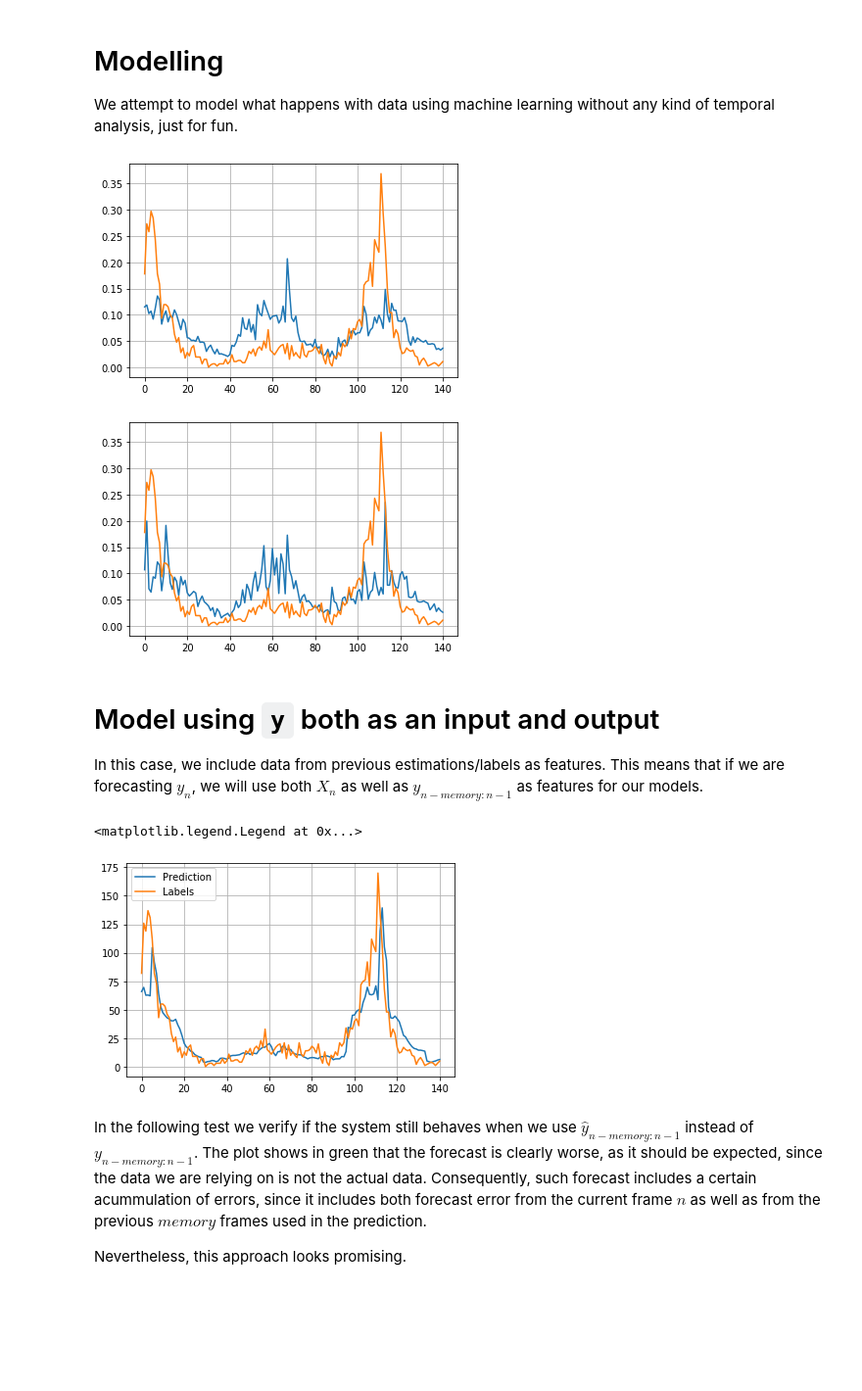
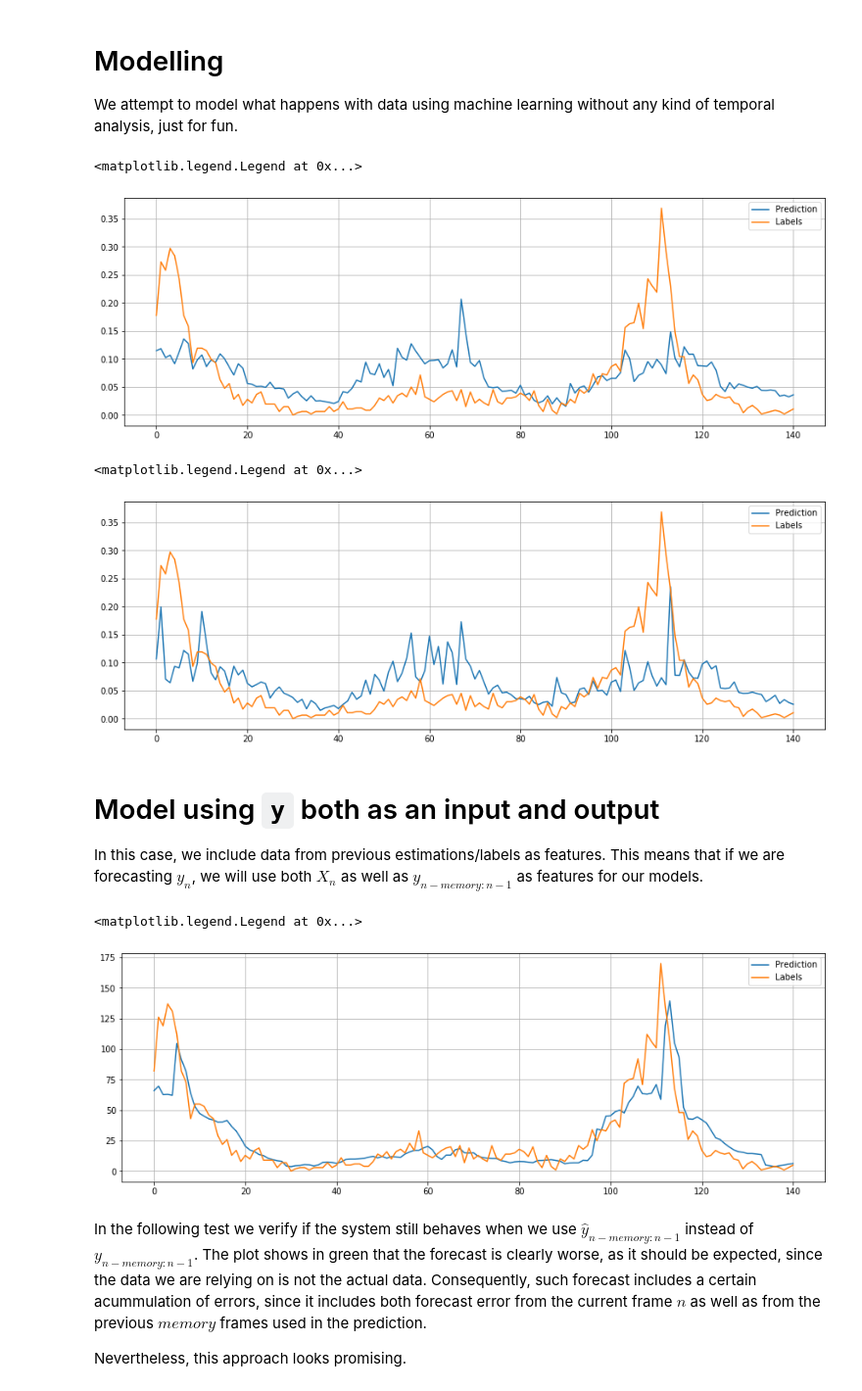
Before and after one commit to arodriguezhidalgo/DengAI_proposal, a Jupyter notebook: Model.ipynb, the cells around one changed output. Shown at 98% size. Cells and saved outputs as stored; diff of their text form; code cells hidden in the pictures; blank space fills up the shorter version.

```diff
--- a/Model.ipynb
+++ b/Model.ipynb
@@ -321,16 +321,19 @@ n_splits = 20;
 # %%
 from ML_utils import Regressors
 obj_reg = Regressors.Regressors()
 obj_reg.get_regressor('KNN')
 obj_reg.get_TimeSeries_CV('neg_mean_squared_error', n_splits)
 obj_reg.fit_model(X_train, y_train)
 
 y_pred = obj_reg.return_prediction(X_test);
+plt.figure(figsize=(15,5))
 plt.plot(y_pred, label='Prediction')
 plt.plot(y_test, label='Labels')
 plt.grid()
+plt.legend()
 # %% [output]
+<matplotlib.legend.Legend at 0x...>
-[figure, old version]
+[figure, new version]
 # %%
 from ML_utils import Regressors
 obj_reg = Regressors.Regressors()
@@ -339,11 +342,14 @@ obj_reg.get_TimeSeries_CV('neg_mean_squared_error',n_splits)
 obj_reg.fit_model(X_pca_train, y_train)
 
 y_pred = obj_reg.return_prediction(X_pca_test);
+plt.figure(figsize=(15,5))
 plt.plot(y_pred, label='Prediction')
 plt.plot(y_test, label='Labels')
 plt.grid()
+plt.legend()
 # %% [output]
+<matplotlib.legend.Legend at 0x...>
-[figure, old version]
+[figure, new version]
 # %% [markdown]
 # Model using `y` both as an input and output
 In this case, we include data from previous estimations/labels as features. This means that if we are forecasting $y_n$, we will use both $X_n$ as well as $y_{n-memory:n-1}$ as features for our models.
@@ -398,13 +404,14 @@ obj_reg.get_TimeSeries_CV('neg_mean_squared_error', n_splits)
 obj_reg.fit_model(X_train, y_train)
 
 y_pred = obj_reg.return_prediction(X_test);
+plt.figure(figsize=(15,5))
 plt.plot(y_pred, label='Prediction')
 plt.plot(y_test, label='Labels')
 plt.grid()
 plt.legend()
 # %% [output]
 <matplotlib.legend.Legend at 0x...>
-[figure, old version]
+[figure, new version]
 # %%
 # from ML_utils import Regressors
 # obj_reg = Regressors.Regressors()
```
Also changed, not shown: parts of 7 cells of this notebook, 1 other file.
